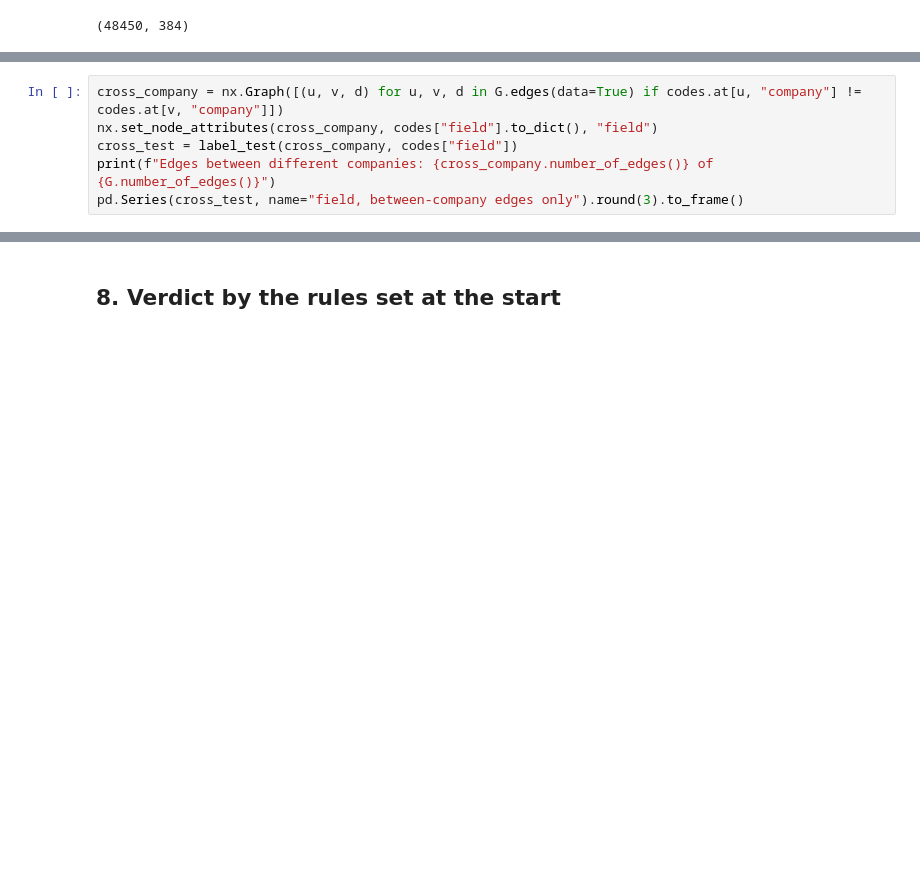
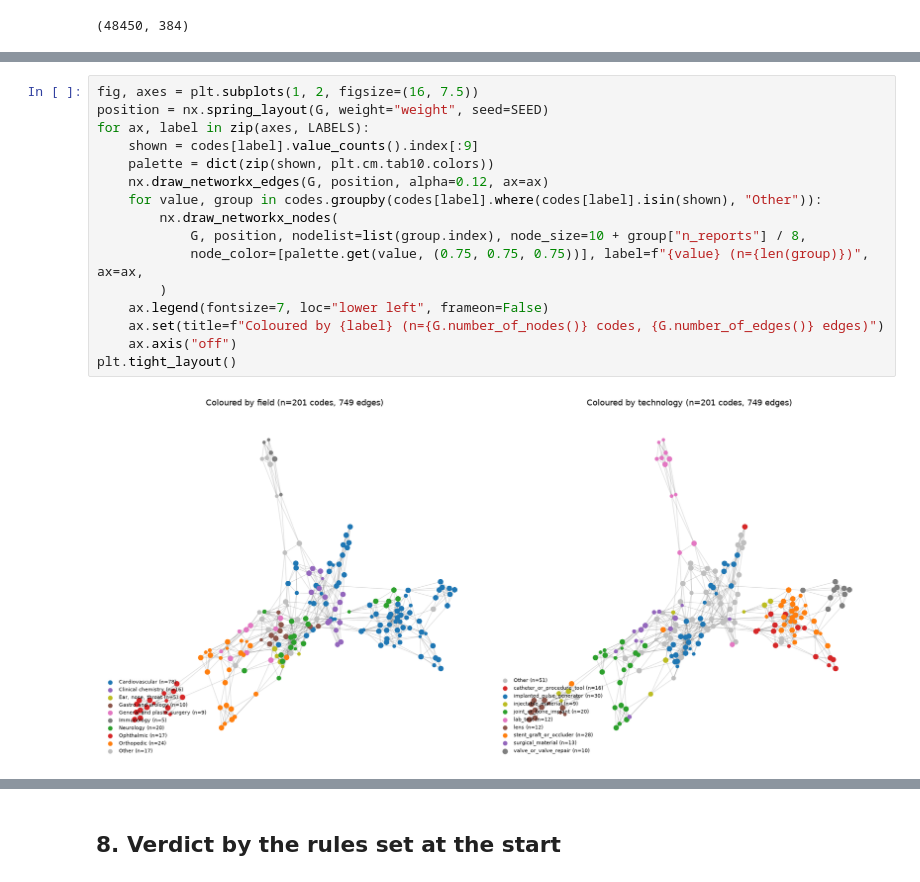
Before and after one commit to albertcasajuana01/social_graphs_project, a Jupyter notebook: text_similarity_network.ipynb, the cells around one changed output, grey strips where cells are left out. Cells and saved outputs as stored; diff of their text form; blank space fills up the shorter version.

```diff
--- a/text_similarity_network.ipynb
+++ b/text_similarity_network.ipynb
@@ -311,6 +204,0 @@ pair_table.round(3)
-# %%
-cross_company = nx.Graph([(u, v, d) for u, v, d in G.edges(data=True) if codes.at[u, "company"] != codes.at[v, "company"]])
-nx.set_node_attributes(cross_company, codes["field"].to_dict(), "field")
-cross_test = label_test(cross_company, codes["field"])
-print(f"Edges between different companies: {cross_company.number_of_edges()} of {G.number_of_edges()}")
-pd.Series(cross_test, name="field, between-company edges only").round(3).to_frame()
@@ -562,0 +402,18 @@ pd.DataFrame(rows).set_index("k").round(3)
+# %%
+fig, axes = plt.subplots(1, 2, figsize=(16, 7.5))
+position = nx.spring_layout(G, weight="weight", seed=SEED)
+for ax, label in zip(axes, LABELS):
+    shown = codes[label].value_counts().index[:9]
+    palette = dict(zip(shown, plt.cm.tab10.colors))
+    nx.draw_networkx_edges(G, position, alpha=0.12, ax=ax)
+    for value, group in codes.groupby(codes[label].where(codes[label].isin(shown), "Other")):
+        nx.draw_networkx_nodes(
+            G, position, nodelist=list(group.index), node_size=10 + group["n_reports"] / 8,
+            node_color=[palette.get(value, (0.75, 0.75, 0.75))], label=f"{value} (n={len(group)})", ax=ax,
+        )
+    ax.legend(fontsize=7, loc="lower left", frameon=False)
+    ax.set(title=f"Coloured by {label} (n={G.number_of_nodes()} codes, {G.number_of_edges()} edges)")
+    ax.axis("off")
+plt.tight_layout()
+# %% [output]
+[figure, added]
```
Also changed, not shown: parts of 49 cells of this notebook, 1 other file.
